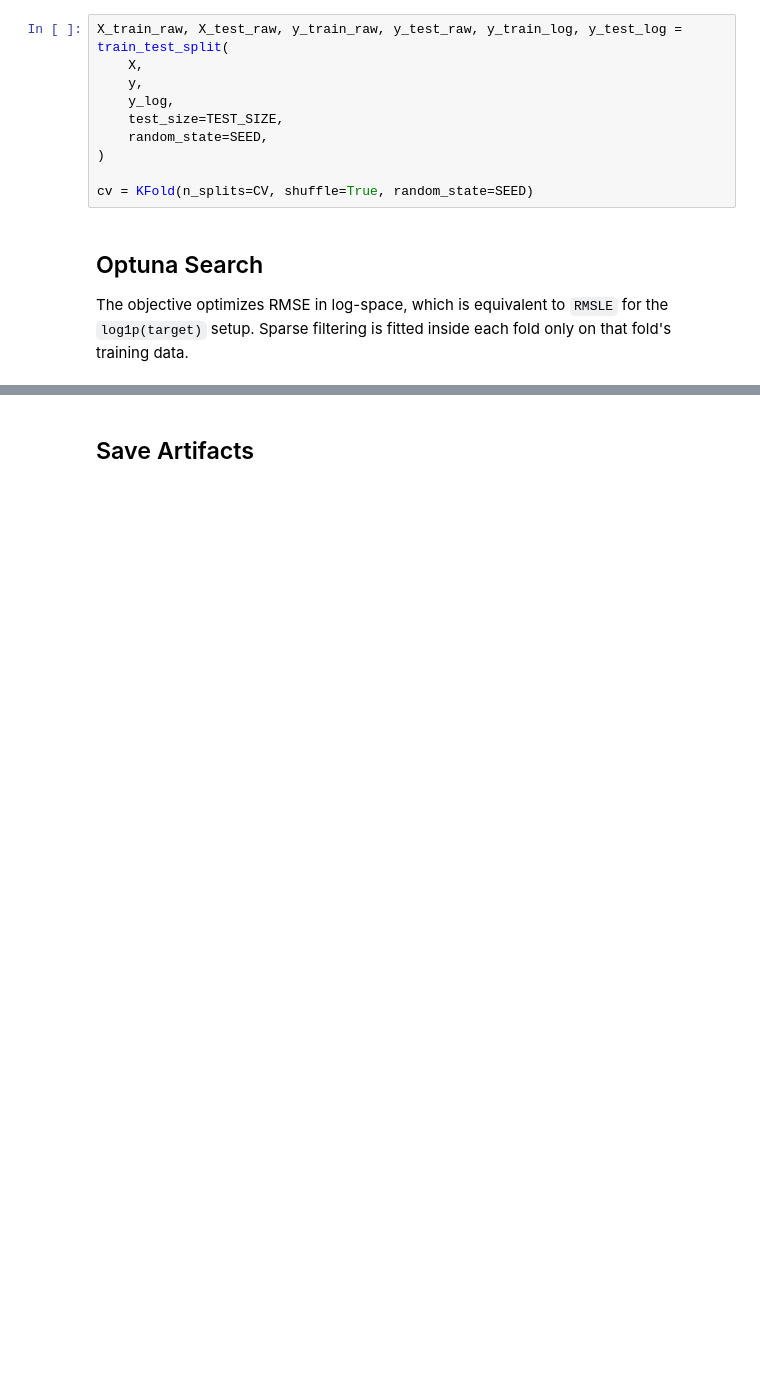
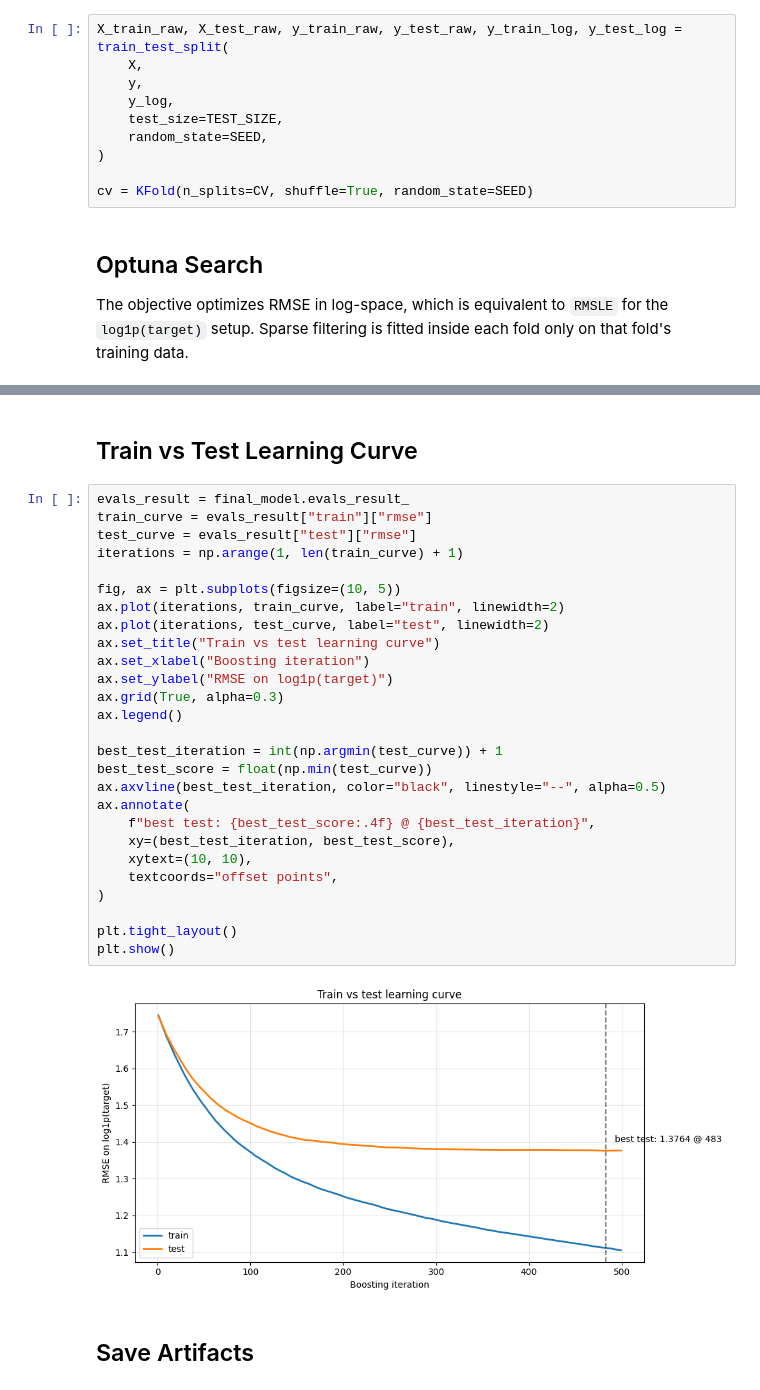
Before and after one commit to yeustsihneyeu/santander-value-prediction-challenge, a Jupyter notebook: notebooks/09_final_optuna_lgbm.ipynb, the cells around one changed output, grey strips where cells are left out. Saved outputs shown, nothing was run; the diff lists cells and outputs as text; blank space fills up the shorter version.

```diff
--- a/notebooks/09_final_optuna_lgbm.ipynb
+++ b/notebooks/09_final_optuna_lgbm.ipynb
@@ -205,3 +263,34 @@ metrics.style.format({"value": format_metric_value}).hide(axis="index")
+# %% [markdown]
+## Train vs Test Learning Curve
+# %%
+evals_result = final_model.evals_result_
+train_curve = evals_result["train"]["rmse"]
+test_curve = evals_result["test"]["rmse"]
+iterations = np.arange(1, len(train_curve) + 1)
+
+fig, ax = plt.subplots(figsize=(10, 5))
+ax.plot(iterations, train_curve, label="train", linewidth=2)
+ax.plot(iterations, test_curve, label="test", linewidth=2)
+ax.set_title("Train vs test learning curve")
+ax.set_xlabel("Boosting iteration")
+ax.set_ylabel("RMSE on log1p(target)")
+ax.grid(True, alpha=0.3)
+ax.legend()
+
+best_test_iteration = int(np.argmin(test_curve)) + 1
+best_test_score = float(np.min(test_curve))
+ax.axvline(best_test_iteration, color="black", linestyle="--", alpha=0.5)
+ax.annotate(
+    f"best test: {best_test_score:.4f} @ {best_test_iteration}",
+    xy=(best_test_iteration, best_test_score),
+    xytext=(10, 10),
+    textcoords="offset points",
+)
+
+plt.tight_layout()
+plt.show()
+# %% [output]
+[figure, added]
 # %% [markdown]
 ## Save Artifacts
 # %%
```
Also changed, not shown: parts of 19 cells of this notebook, 25 other files.
